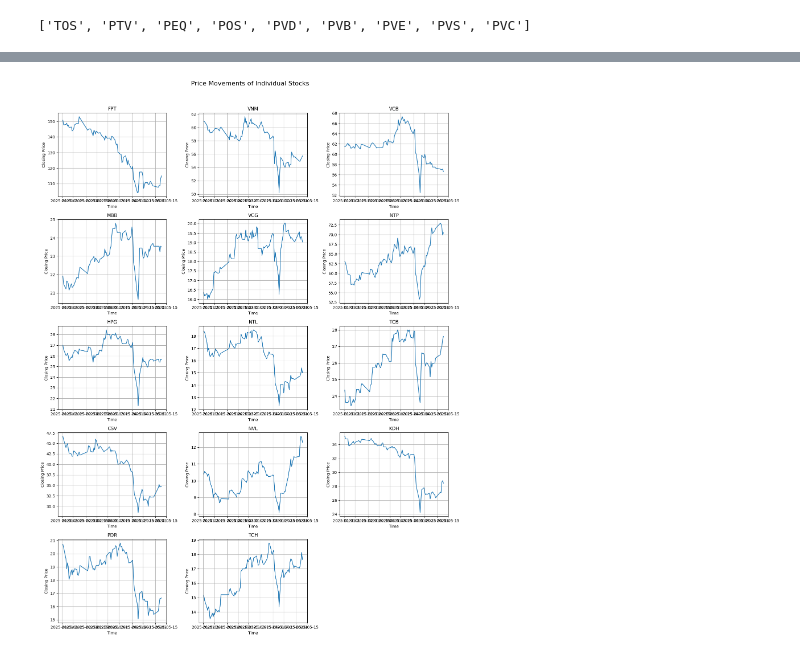
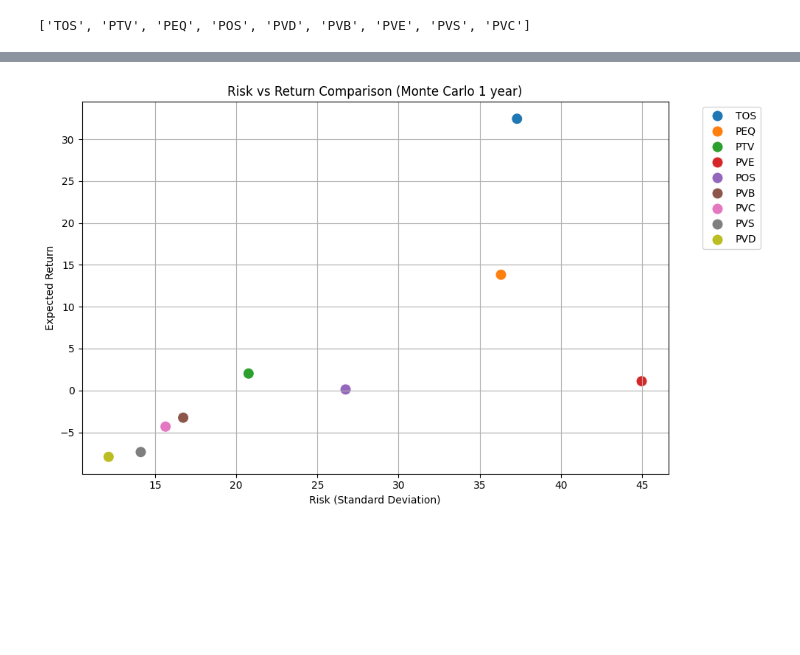
Before and after one commit to binhuyen1607/monte_carlo_simulation, a Jupyter notebook: notebooks/EDA.ipynb, the cells around one changed output, grey strips where cells are left out. Drawn from its saved outputs; the diff is of its cells as text; code cells hidden in the pictures; blank space fills up the shorter version.

```diff
--- a/notebooks/EDA.ipynb
+++ b/notebooks/EDA.ipynb
@@ -565,39 +229,4 @@ plot_risk_return(compare_df)
-# %%
-def plot_individual_stocks(data_dict, cols=3):
-    """
-    Plot price movements for each stock, one subplot per symbol
-
-    Parameters:
-    -----------
-    data_dict : dict
-        Dictionary containing stock DataFrames
-    cols : int
-        Number of columns in subplot layout
-    """
-    import math
-
-    total = len(data_dict)
-    rows = math.ceil(total / cols)
-
-    fig, axes = plt.subplots(rows, cols, figsize=(5 * cols, 4 * rows), sharex=False)
-    axes = axes.flatten()  # for easier handling
-
-    for idx, (symbol, df) in enumerate(data_dict.items()):
-        ax = axes[idx]
-        df_sorted = df.sort_values("time")
-        ax.plot(df_sorted['time'], df_sorted['close'], label=symbol)
-        ax.set_title(symbol)
-        ax.set_xlabel("Time")
-        ax.set_ylabel("Closing Price")
-        ax.grid(True)
-
-    # Hide empty subplots (if number of symbols is not divisible)
-    for i in range(len(data_dict), len(axes)):
-        fig.delaxes(axes[i])
-
-    plt.suptitle("Price Movements of Individual Stocks", fontsize=16)
-    plt.tight_layout(rect=[0, 0, 1, 0.96])  # leave space for title
-    plt.show()
-plot_individual_stocks(data, cols=3)  # Or cols=3 if you want a different layout
-# %% [output]
-[figure, removed]
+# %%
+vlz.plot_risk_return(compare_df)
+# %% [output]
+[figure, added]
```
Also changed, not shown: parts of 25 cells of this notebook.
